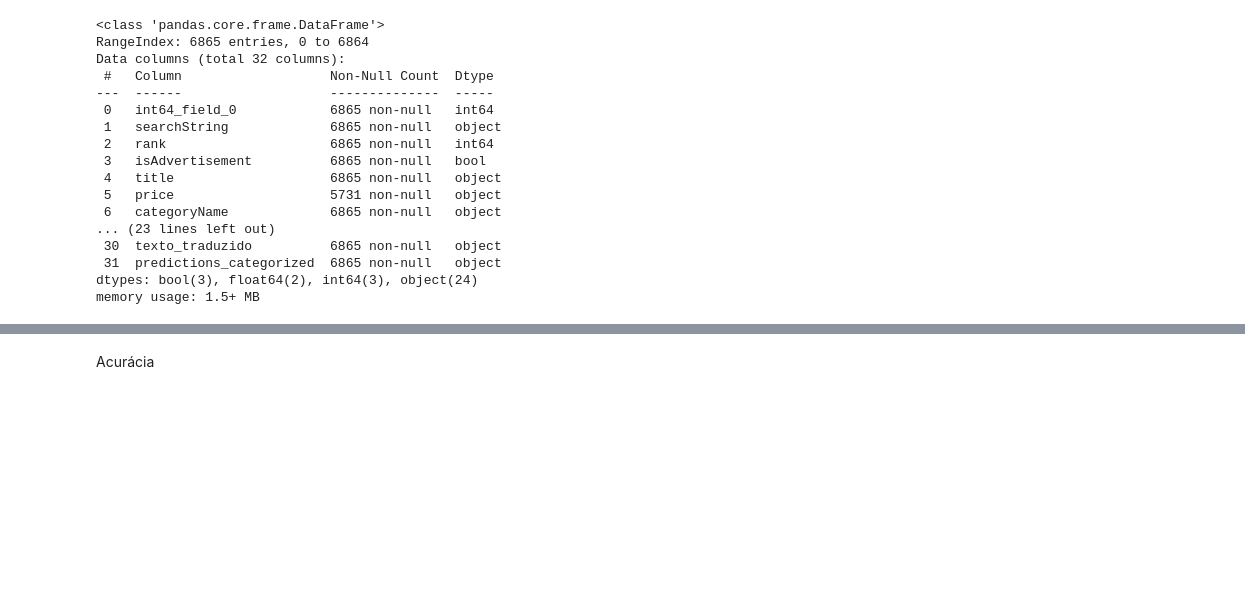
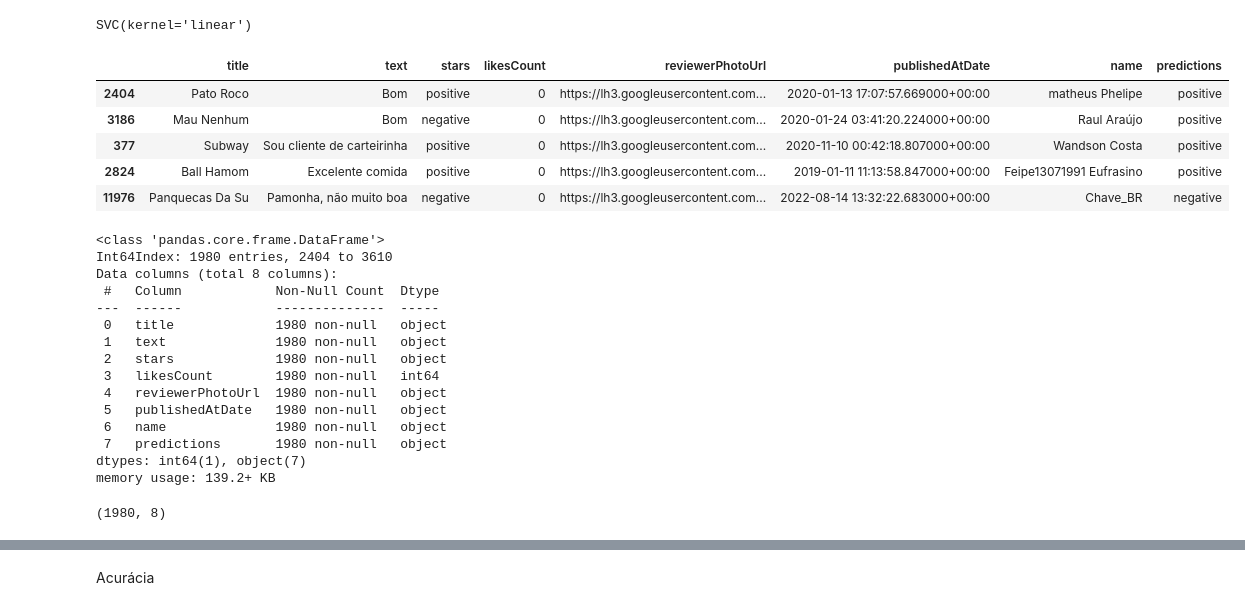
Before and after one commit to Marcos-VM-1708/PAD_JOB, a Jupyter notebook: model/SVC-model/aplicacao.ipynb, the cells around one changed output, grey strips where cells are left out. Drawn from its saved outputs; the diff is of its cells as text; code cells hidden in the pictures; blank space fills up the shorter version.

```diff
--- a/model/SVC-model/aplicacao.ipynb
+++ b/model/SVC-model/aplicacao.ipynb
@@ -97,22 +102,54 @@ dataset[['texto', 'totalScore', 'predictions_categorized']].head()
+# %%
+from sklearn.svm import SVC
+
+# Inicializar o modelo SVC com kernel linear
+svc = SVC(kernel='linear')
+
+# Treinar o modelo usando os dados de treinamento
+svc.fit(train_X_vector, train_y)
+
+# Verificar a acurácia do modelo nos dados de teste
+# %% [output]
+SVC(kernel='linear')
+# %%
+# Fazer previsões usando o vetor transformado do conjunto de teste
+predictions = svc.predict(test_X_vector)
+
+# Adicionar as previsões ao conjunto de teste original
+test_data = dataset.loc[test_X.index].copy()
+test_data['predictions'] = predictions
+
+# Mostrar as primeiras linhas do conjunto de teste com as previsões
+test_data.head()
+# %% [output]
+|  | title | text | stars | likesCount | reviewerPhotoUrl | publishedAtDate | name | predictions |
+| 2404 | Pato Roco | Bom | positive | 0 | https://lh3.googleusercontent.com... | 2020-01-13 17:07:57.669000+00:00 | matheus Phelipe | positive |
+| 3186 | Mau Nenhum | Bom | negative | 0 | https://lh3.googleusercontent.com... | 2020-01-24 03:41:20.224000+00:00 | Raul Araújo | positive |
+| 377 | Subway | Sou cliente de carteirinha | positive | 0 | https://lh3.googleusercontent.com... | 2020-11-10 00:42:18.807000+00:00 | Wandson Costa | positive |
+| 2824 | Ball Hamom | Excelente comida | positive | 0 | https://lh3.googleusercontent.com... | 2019-01-11 11:13:58.847000+00:00 | Feipe13071991 Eufrasino | positive |
+| 11976 | Panquecas Da Su | Pamonha, não muito boa | negative | 0 | https://lh3.googleusercontent.com... | 2022-08-14 13:32:22.683000+00:00 | Chave_BR | negative |
 # %%
 #dataset.to_csv('Dados-SVC.csv', index=False)
-# %%
-dataset.info()
-# %% [output]
-<class 'pandas.core.frame.DataFrame'>
-RangeIndex: 6865 entries, 0 to 6864
-Data columns (total 32 columns):
- #   Column                   Non-Null Count  Dtype
----  ------                   --------------  -----
- 0   int64_field_0            6865 non-null   int64
- 1   searchString             6865 non-null   object
- 2   rank                     6865 non-null   int64
- 3   isAdvertisement          6865 non-null   bool
- 4   title                    6865 non-null   object
- 5   price                    5731 non-null   object
- 6   categoryName             6865 non-null   object
-... (23 lines left out)
- 30  texto_traduzido          6865 non-null   object
- 31  predictions_categorized  6865 non-null   object
-dtypes: bool(3), float64(2), int64(3), object(24)
-memory usage: 1.5+ MB
+# %%
+#dataset.info()
+test_data.info()
+# %% [output]
+<class 'pandas.core.frame.DataFrame'>
+Int64Index: 1980 entries, 2404 to 3610
+Data columns (total 8 columns):
+ #   Column            Non-Null Count  Dtype
+---  ------            --------------  -----
+ 0   title             1980 non-null   object
+ 1   text              1980 non-null   object
+ 2   stars             1980 non-null   object
+ 3   likesCount        1980 non-null   int64
+ 4   reviewerPhotoUrl  1980 non-null   object
+ 5   publishedAtDate   1980 non-null   object
+ 6   name              1980 non-null   object
+ 7   predictions       1980 non-null   object
+dtypes: int64(1), object(7)
+memory usage: 139.2+ KB
+# %%
+test_data.shape
+# %% [output]
+(1980, 8)
```
Also changed, not shown: parts of 18 cells of this notebook, 1 other file.
